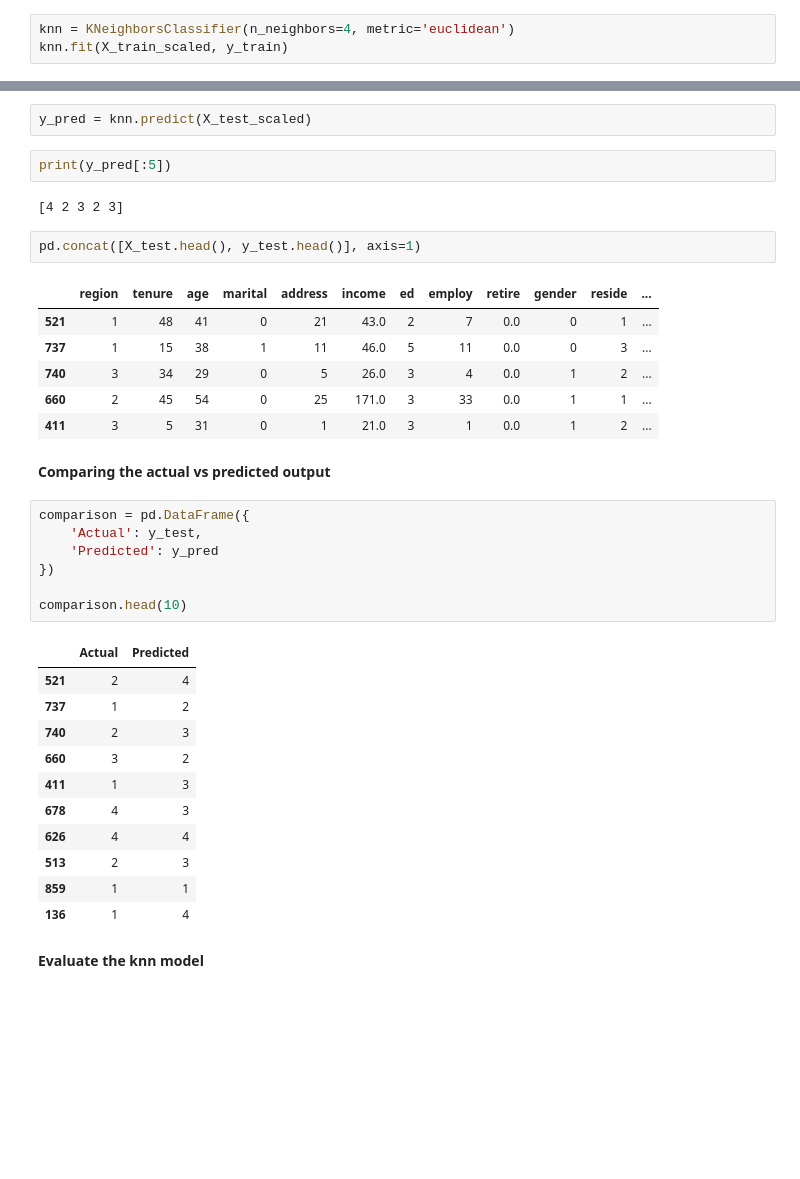
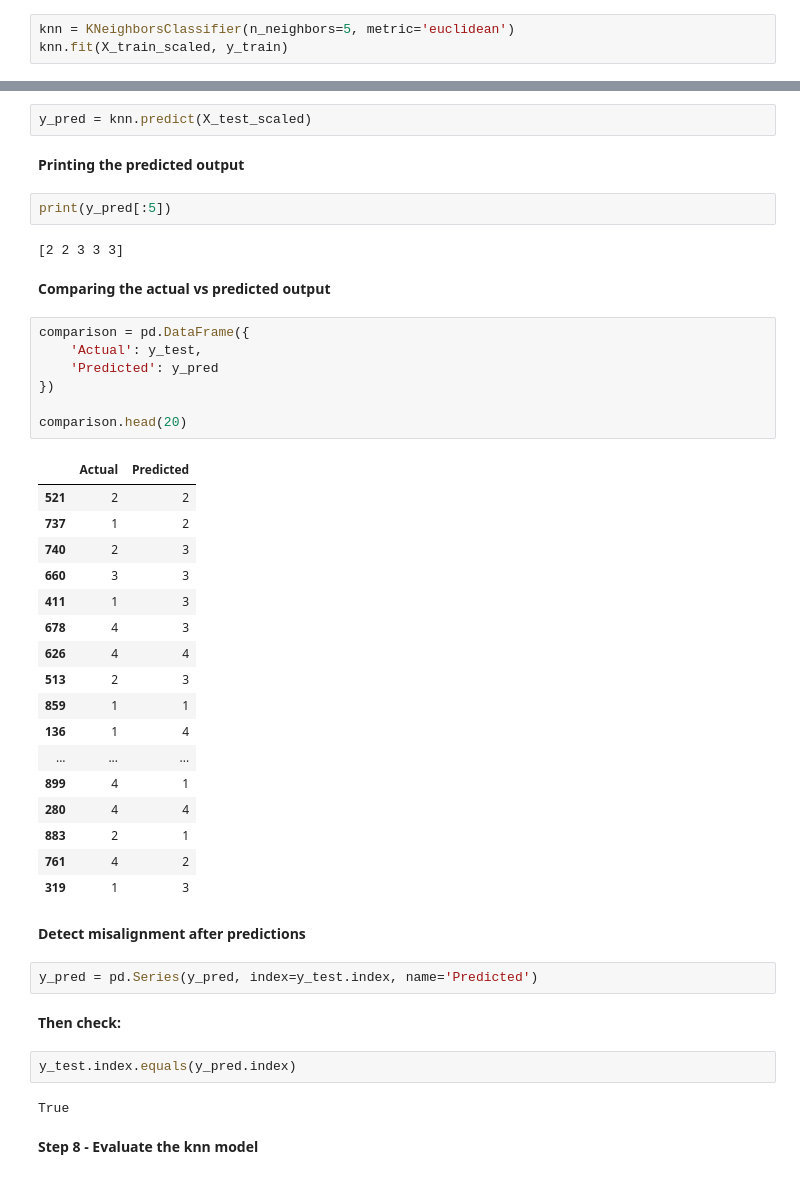
Before and after one commit to innocentgodson/KNN-Customer-segmentation-model---Classification, a Jupyter notebook: Customer_segmentation_model.ipynb, the cells around one changed output, grey strips where cells are left out. Cells and saved outputs as stored; diff of their text form; blank space fills up the shorter version.

```diff
--- a/Customer_segmentation_model.ipynb
+++ b/Customer_segmentation_model.ipynb
@@ -171,4 +207,4 @@ print(X_train_scaled)
 # %%
-knn = KNeighborsClassifier(n_neighbors=4, metric='euclidean')
+knn = KNeighborsClassifier(n_neighbors=5, metric='euclidean')
 knn.fit(X_train_scaled, y_train)
 # %% [output]
@@ -179,39 +215,48 @@ KNeighborsClassifier(metric='euclidean', n_neighbors=4)
 We can use the model to make predictions on the test set:
 # %%
 y_pred = knn.predict(X_test_scaled)
+# %% [markdown]
+**Printing the predicted output**
 # %%
 print(y_pred[:5])
 # %% [output]
-[4 2 3 2 3]
+[2 2 3 3 3]
-# %%
-pd.concat([X_test.head(), y_test.head()], axis=1)
-# %% [output]
-|  | region | tenure | age | marital | address | income | ed | employ | retire | gender | reside | ... |
-| 521 | 1 | 48 | 41 | 0 | 21 | 43.0 | 2 | 7 | 0.0 | 0 | 1 | ... |
-| 737 | 1 | 15 | 38 | 1 | 11 | 46.0 | 5 | 11 | 0.0 | 0 | 3 | ... |
-| 740 | 3 | 34 | 29 | 0 | 5 | 26.0 | 3 | 4 | 0.0 | 1 | 2 | ... |
-| 660 | 2 | 45 | 54 | 0 | 25 | 171.0 | 3 | 33 | 0.0 | 1 | 1 | ... |
-| 411 | 3 | 5 | 31 | 0 | 1 | 21.0 | 3 | 1 | 0.0 | 1 | 2 | ... |
 # %% [markdown]
 **Comparing the actual vs predicted output**
 # %%
 comparison = pd.DataFrame({
     'Actual': y_test,
     'Predicted': y_pred
 })
 
-comparison.head(10)
+comparison.head(20)
 # %% [output]
 |  | Actual | Predicted |
-| 521 | 2 | 4 |
+| 521 | 2 | 2 |
 | 737 | 1 | 2 |
 | 740 | 2 | 3 |
-| 660 | 3 | 2 |
+| 660 | 3 | 3 |
 | 411 | 1 | 3 |
 | 678 | 4 | 3 |
 | 626 | 4 | 4 |
 | 513 | 2 | 3 |
 | 859 | 1 | 1 |
 | 136 | 1 | 4 |
+| ... | ... | ... |
+| 899 | 4 | 1 |
+| 280 | 4 | 4 |
+| 883 | 2 | 1 |
+| 761 | 4 | 2 |
+| 319 | 1 | 3 |
+# %% [markdown]
+**Detect misalignment after predictions**
+# %%
+y_pred = pd.Series(y_pred, index=y_test.index, name='Predicted')
+# %% [markdown]
+**Then check:**
+# %%
+y_test.index.equals(y_pred.index)
+# %% [output]
+True
 # %% [markdown]
-**Evaluate the knn model**
+**Step 8 - Evaluate the knn model**
```
Also changed, not shown: parts of 48 cells of this notebook.
